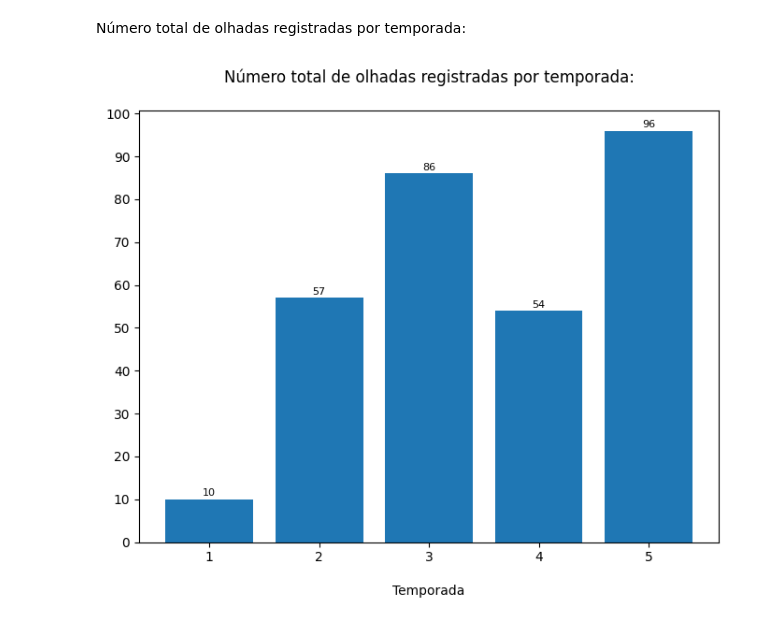
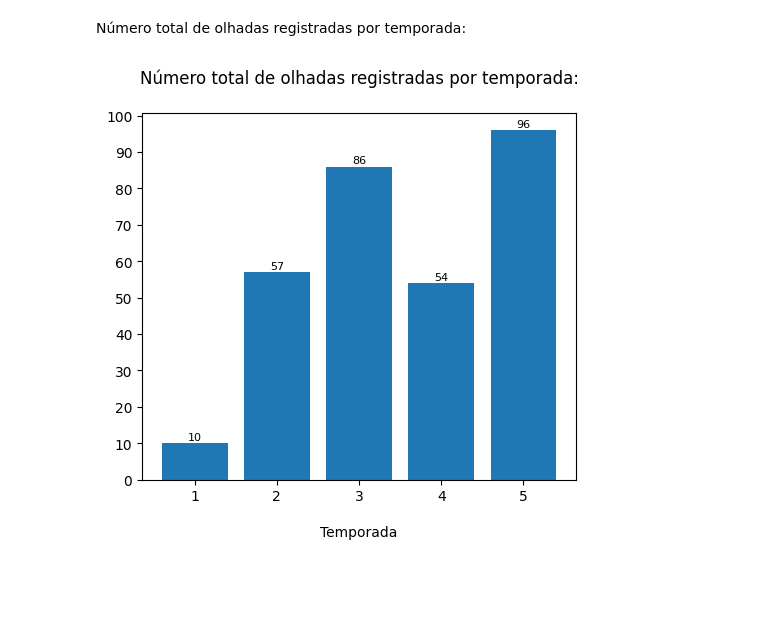
Before and after one commit to marinasbrum/ExploringNonverbalCommunication, a Jupyter notebook: Emotional_Responses_Analysis.ipynb, the cells around one changed output. Cells and saved outputs as stored; diff of their text form; code cells hidden in the pictures; blank space fills up the shorter version.

```diff
--- a/Emotional_Responses_Analysis.ipynb
+++ b/Emotional_Responses_Analysis.ipynb
@@ -40,18 +40,25 @@ Número total de olhadas registradas por temporada:
 # %%
 looks = teste.groupby('Season').size()
 bars = plt.bar(looks.index, looks.values, color='skyblue')
 
 for bar, olhadas in zip(bars, looks.values):
     plt.text(bar.get_x() + bar.get_width() / 2, bar.get_height() + 0.3, olhadas,
              ha ='center', va ='bottom', fontsize = 8)
 
 plt.bar(looks.index, looks.values)
 plt.xticks(looks.index)
 plt.yticks(range(0, max(looks) + 10, 10))
 plt.title(f'Número total de olhadas registradas por temporada:\n')
 plt.xlabel('\nTemporada')
-plt.gcf().set_size_inches(8, 6)
+
+plt.gcf().set_size_inches(5, 5)
+
+# Garantindo um layout compacto
+plt.tight_layout()
+
+# Salvando a figura como imagem PNG
 plt.savefig('olhadas_por_temporada.png')
-plt.show()
+
+#plt.show()
 # %% [output]
-[figure, old version]
+[figure, new version]
```
